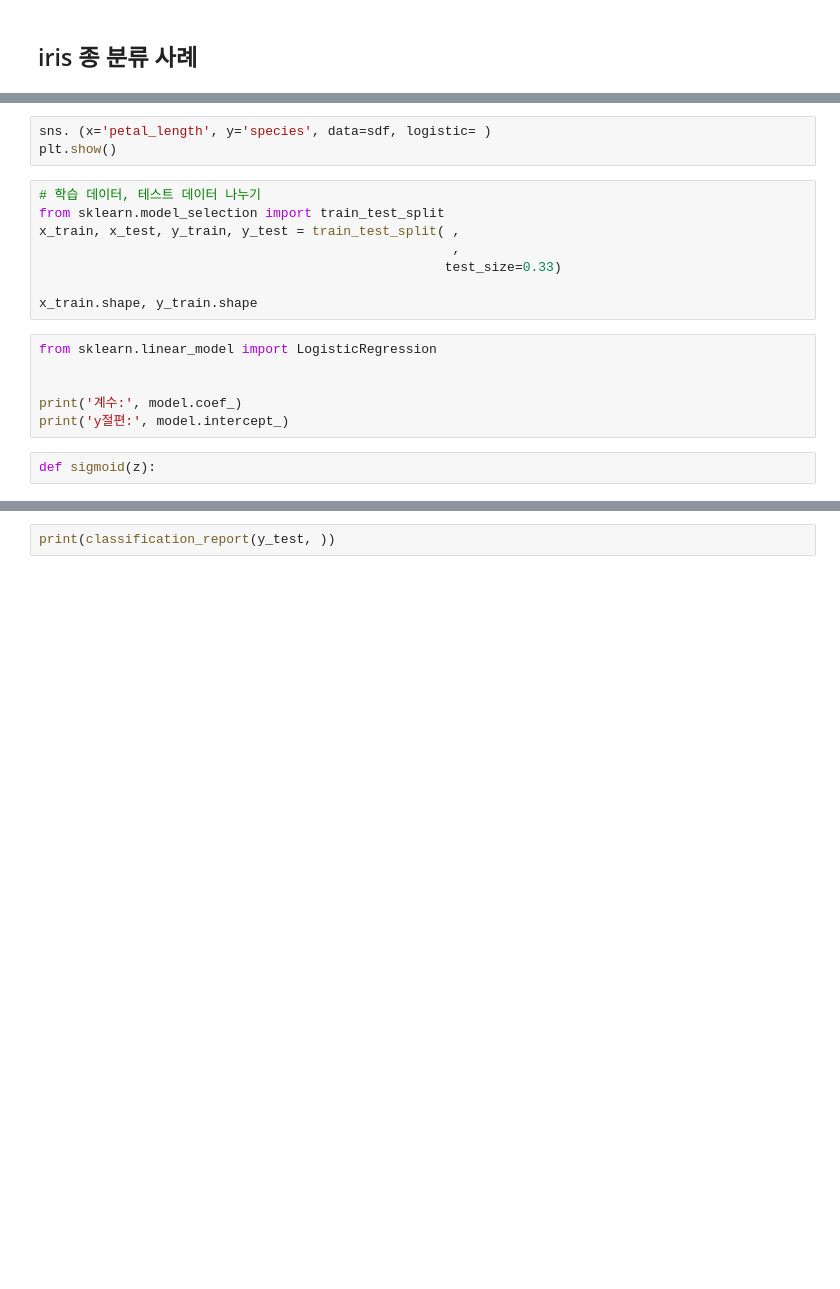
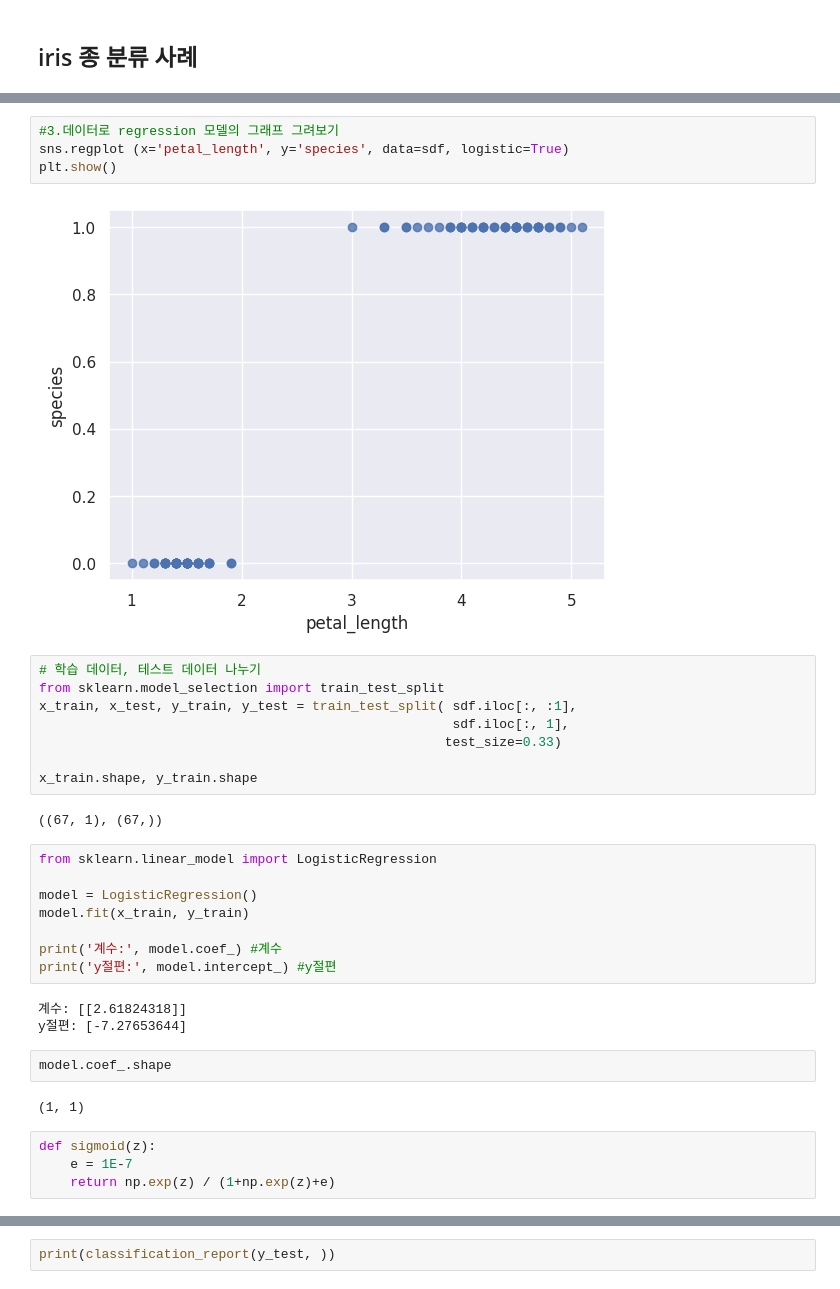
Before and after one commit to gymnopedy01/ictis-2023-ai, a Jupyter notebook: 다운로드/배포_ML_회귀.ipynb, the cells around one changed output, grey strips where cells are left out. Drawn from its saved outputs; the diff is of its cells as text; blank space fills up the shorter version.

```diff
--- a/다운로드/배포_ML_회귀.ipynb
+++ b/다운로드/배포_ML_회귀.ipynb
@@ -582,20 +603,36 @@ plt.show()
 # %%
-sns. (x='petal_length', y='species', data=sdf, logistic= )
+#3.데이터로 regression 모델의 그래프 그려보기
+sns.regplot (x='petal_length', y='species', data=sdf, logistic=True)
 plt.show()
+# %% [output]
+[figure, added]
 # %%
 # 학습 데이터, 테스트 데이터 나누기
 from sklearn.model_selection import train_test_split
-x_train, x_test, y_train, y_test = train_test_split( ,
-                                                     ,
+x_train, x_test, y_train, y_test = train_test_split( sdf.iloc[:, :1],
+                                                     sdf.iloc[:, 1],
                                                     test_size=0.33)
 
 x_train.shape, y_train.shape
+# %% [output]
+((67, 1), (67,))
 # %%
 from sklearn.linear_model import LogisticRegression
 
+model = LogisticRegression()
+model.fit(x_train, y_train)
 
-print('계수:', model.coef_)
-print('y절편:', model.intercept_)
+print('계수:', model.coef_) #계수
+print('y절편:', model.intercept_) #y절편
+# %% [output]
+계수: [[2.61824318]]
+y절편: [-7.27653644]
+# %%
+model.coef_.shape
+# %% [output]
+(1, 1)
 # %%
 def sigmoid(z):
+    e = 1E-7
+    return np.exp(z) / (1+np.exp(z)+e)
 # %%
```
Also changed, not shown: parts of 13 cells of this notebook.
